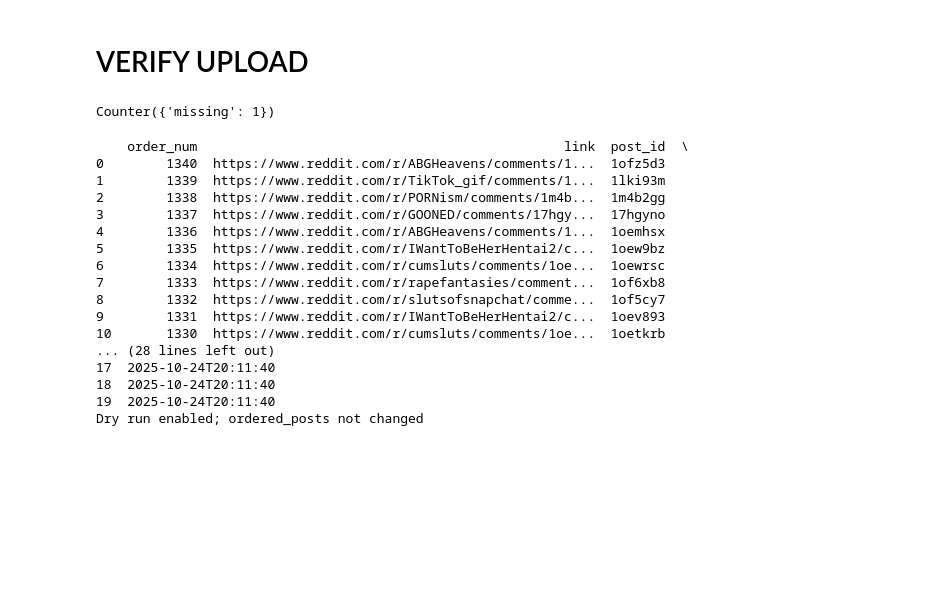
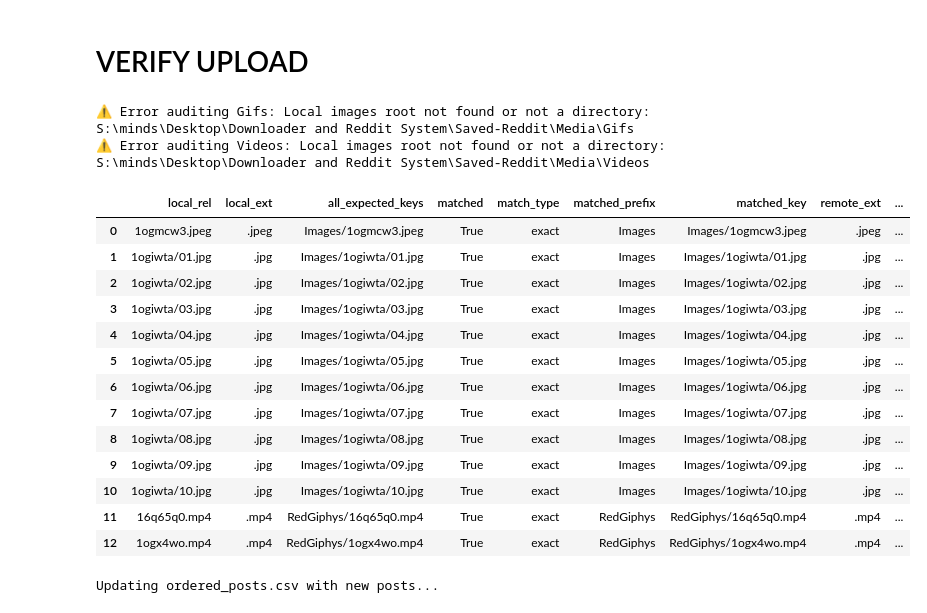
Before and after one commit to private-8-tyken/media-archive, a Jupyter notebook: Primary Script.ipynb, the cells around one changed output. Cells and saved outputs as stored; diff of their text form; code cells hidden in the pictures; blank space fills up the shorter version.

```diff
--- a/Primary Script.ipynb
+++ b/Primary Script.ipynb
@@ -250,38 +267,52 @@ results_df
 # %% [markdown]
 # VERIFY UPLOAD
 # %%
-audit_results = audit_local_vs_r2(
-    local_root=Path("Media/Images"),          # where your images/galleries are
-    r2_prefixes=["Images", "RedGiphys", "Gifs", "Videos"],
-    write_csv_to=Path("__reports/r2_audit" + datetime.now().strftime("%Y%m%d-%H%M%S") + ".csv"),
-    show_progress=True
-)
+cats = ["Images", "RedGiphys", "Gifs", "Videos"]
+all_rows = []
 
-audit_results["totals"]
+for cat in cats:
+    try:
+        res = audit_local_vs_r2(
+            local_root=Path("Media") / cat,  # e.g., Media/Images
+            r2_prefixes=[cat],               # matches your bucket key prefix
+            account_indices=None,            # all accounts
+            write_csv_to=None,               # (optional) per-cat CSV
+            show_progress=True,
+        )
+        rows = res["rows"]
+        for r in rows:
+            r["category"] = cat
+        all_rows.extend(rows)
+    except Exception as e:
+        print(f"⚠️ Error auditing {cat}: {e}")
+        continue
+
+audit_results = pd.DataFrame(all_rows)
+pd.set_option("display.max_rows", None)
+audit_results
 # %% [output]
-Counter({'missing': 1})
+⚠️ Error auditing Gifs: Local images root not found or not a directory: S:\minds\Desktop\Downloader and Reddit System\Saved-Reddit\Media\Gifs
+⚠️ Error auditing Videos: Local images root not found or not a directory: S:\minds\Desktop\Downloader and Reddit System\Saved-Reddit\Media\Videos
+|  | local_rel | local_ext | all_expected_keys | matched | match_type | matched_prefix | matched_key | remote_ext | ... |
+| 0 | 1ogmcw3.jpeg | .jpeg | Images/1ogmcw3.jpeg | True | exact | Images | Images/1ogmcw3.jpeg | .jpeg | ... |
+| 1 | 1ogiwta/01.jpg | .jpg | Images/1ogiwta/01.jpg | True | exact | Images | Images/1ogiwta/01.jpg | .jpg | ... |
+| 2 | 1ogiwta/02.jpg | .jpg | Images/1ogiwta/02.jpg | True | exact | Images | Images/1ogiwta/02.jpg | .jpg | ... |
+| 3 | 1ogiwta/03.jpg | .jpg | Images/1ogiwta/03.jpg | True | exact | Images | Images/1ogiwta/03.jpg | .jpg | ... |
+| 4 | 1ogiwta/04.jpg | .jpg | Images/1ogiwta/04.jpg | True | exact | Images | Images/1ogiwta/04.jpg | .jpg | ... |
+| 5 | 1ogiwta/05.jpg | .jpg | Images/1ogiwta/05.jpg | True | exact | Images | Images/1ogiwta/05.jpg | .jpg | ... |
+| 6 | 1ogiwta/06.jpg | .jpg | Images/1ogiwta/06.jpg | True | exact | Images | Images/1ogiwta/06.jpg | .jpg | ... |
+| 7 | 1ogiwta/07.jpg | .jpg | Images/1ogiwta/07.jpg | True | exact | Images | Images/1ogiwta/07.jpg | .jpg | ... |
+| 8 | 1ogiwta/08.jpg | .jpg | Images/1ogiwta/08.jpg | True | exact | Images | Images/1ogiwta/08.jpg | .jpg | ... |
+| 9 | 1ogiwta/09.jpg | .jpg | Images/1ogiwta/09.jpg | True | exact | Images | Images/1ogiwta/09.jpg | .jpg | ... |
+| 10 | 1ogiwta/10.jpg | .jpg | Images/1ogiwta/10.jpg | True | exact | Images | Images/1ogiwta/10.jpg | .jpg | ... |
+| 11 | 16q65q0.mp4 | .mp4 | RedGiphys/16q65q0.mp4 | True | exact | RedGiphys | RedGiphys/16q65q0.mp4 | .mp4 | ... |
+| 12 | 1ogx4wo.mp4 | .mp4 | RedGiphys/1ogx4wo.mp4 | True | exact | RedGiphys | RedGiphys/1ogx4wo.mp4 | .mp4 | ... |
 # %%
-if DRY_RUN_FINAL or ("missing" in audit_results["totals"].keys()):
+if DRY_RUN_FINAL or (False in audit_results["matched"].value_counts().keys()):
     print(final_df.head(20))
     print("Dry run enabled; ordered_posts not changed")
 else:
     print("Updating ordered_posts.csv with new posts...")
     final_df.to_csv("ordered_posts.csv", index=False)
 # %% [output]
-    order_num                                               link  post_id  \
-0        1340  https://www.reddit.com/r/ABGHeavens/comments/1...  1ofz5d3
-1        1339  https://www.reddit.com/r/TikTok_gif/comments/1...  1lki93m
-2        1338  https://www.reddit.com/r/PORNism/comments/1m4b...  1m4b2gg
-3        1337  https://www.reddit.com/r/GOONED/comments/17hgy...  17hgyno
-4        1336  https://www.reddit.com/r/ABGHeavens/comments/1...  1oemhsx
-5        1335  https://www.reddit.com/r/IWantToBeHerHentai2/c...  1oew9bz
-6        1334  https://www.reddit.com/r/cumsluts/comments/1oe...  1oewrsc
-7        1333  https://www.reddit.com/r/rapefantasies/comment...  1of6xb8
-8        1332  https://www.reddit.com/r/slutsofsnapchat/comme...  1of5cy7
-9        1331  https://www.reddit.com/r/IWantToBeHerHentai2/c...  1oev893
-10       1330  https://www.reddit.com/r/cumsluts/comments/1oe...  1oetkrb
-... (28 lines left out)
-17  2025-10-24T20:11:40
-18  2025-10-24T20:11:40
-19  2025-10-24T20:11:40
-Dry run enabled; ordered_posts not changed
+Updating ordered_posts.csv with new posts...
```
Also changed, not shown: parts of 10 cells of this notebook, 7 other files.
